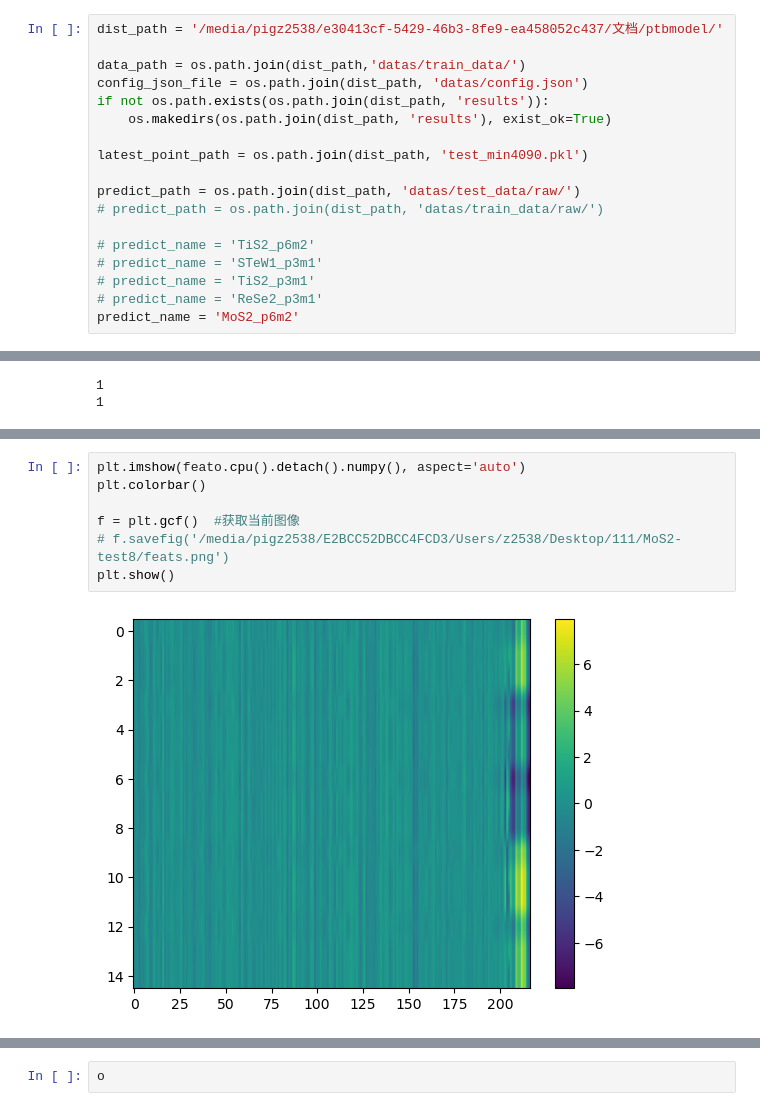
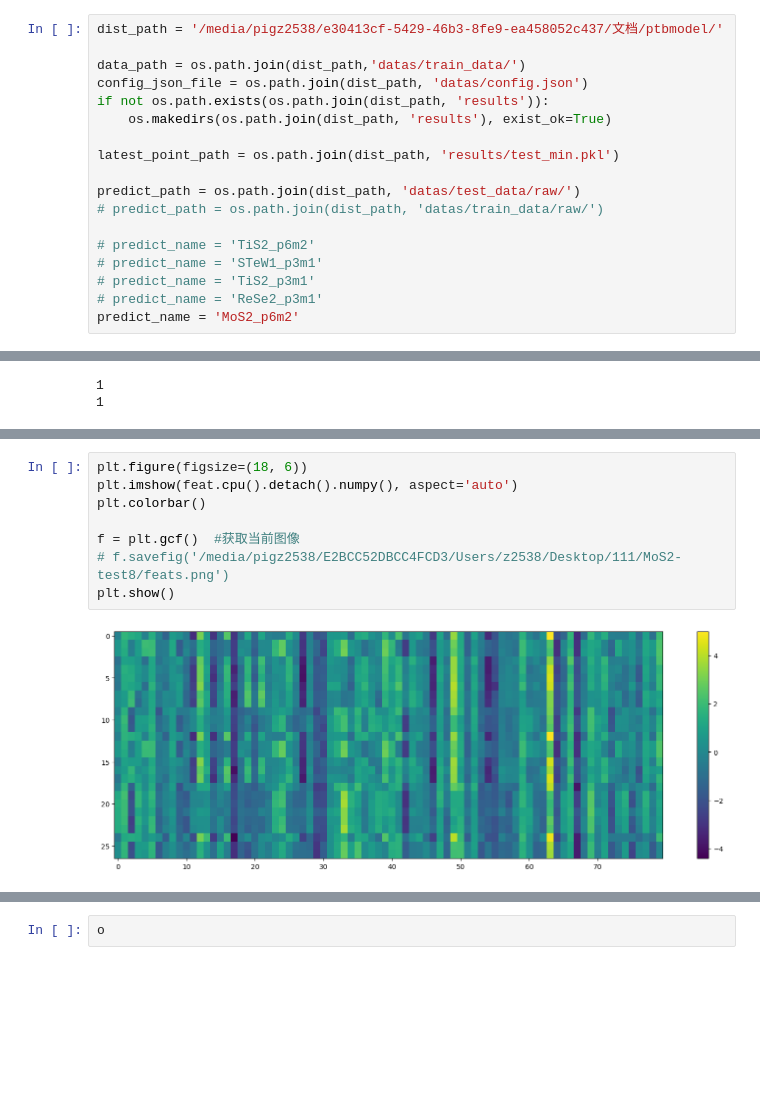
Before and after one commit to pigz2538/ptbmodel, a Jupyter notebook: test.ipynb, the cells around one changed output, grey strips where cells are left out. Drawn from its saved outputs; the diff is of its cells as text; blank space fills up the shorter version.

```diff
--- a/test.ipynb
+++ b/test.ipynb
@@ -121,7 +121,7 @@ config_json_file = os.path.join(dist_path, 'datas/config.json')
 if not os.path.exists(os.path.join(dist_path, 'results')):
     os.makedirs(os.path.join(dist_path, 'results'), exist_ok=True)
 
-latest_point_path = os.path.join(dist_path, 'test_min4090.pkl')
+latest_point_path = os.path.join(dist_path, 'results/test_min.pkl')
 
 predict_path = os.path.join(dist_path, 'datas/test_data/raw/')
 # predict_path = os.path.join(dist_path, 'datas/train_data/raw/')
@@ -251,10 +251,11 @@ torch.Size([301, 14]) torch.Size([301, 14])
 # %%
-plt.imshow(feato.cpu().detach().numpy(), aspect='auto')
+plt.figure(figsize=(18, 6))
+plt.imshow(feat.cpu().detach().numpy(), aspect='auto')
 plt.colorbar()
 
 f = plt.gcf()  #获取当前图像
 # f.savefig('/media/pigz2538/E2BCC52DBCC4FCD3/Users/z2538/Desktop/111/MoS2-test8/feats.png')
 plt.show()
 # %% [output]
-[figure, old version]
+[figure, new version]
 # %%
```
Also changed, not shown: parts of 4 cells of this notebook, 12 other files.
